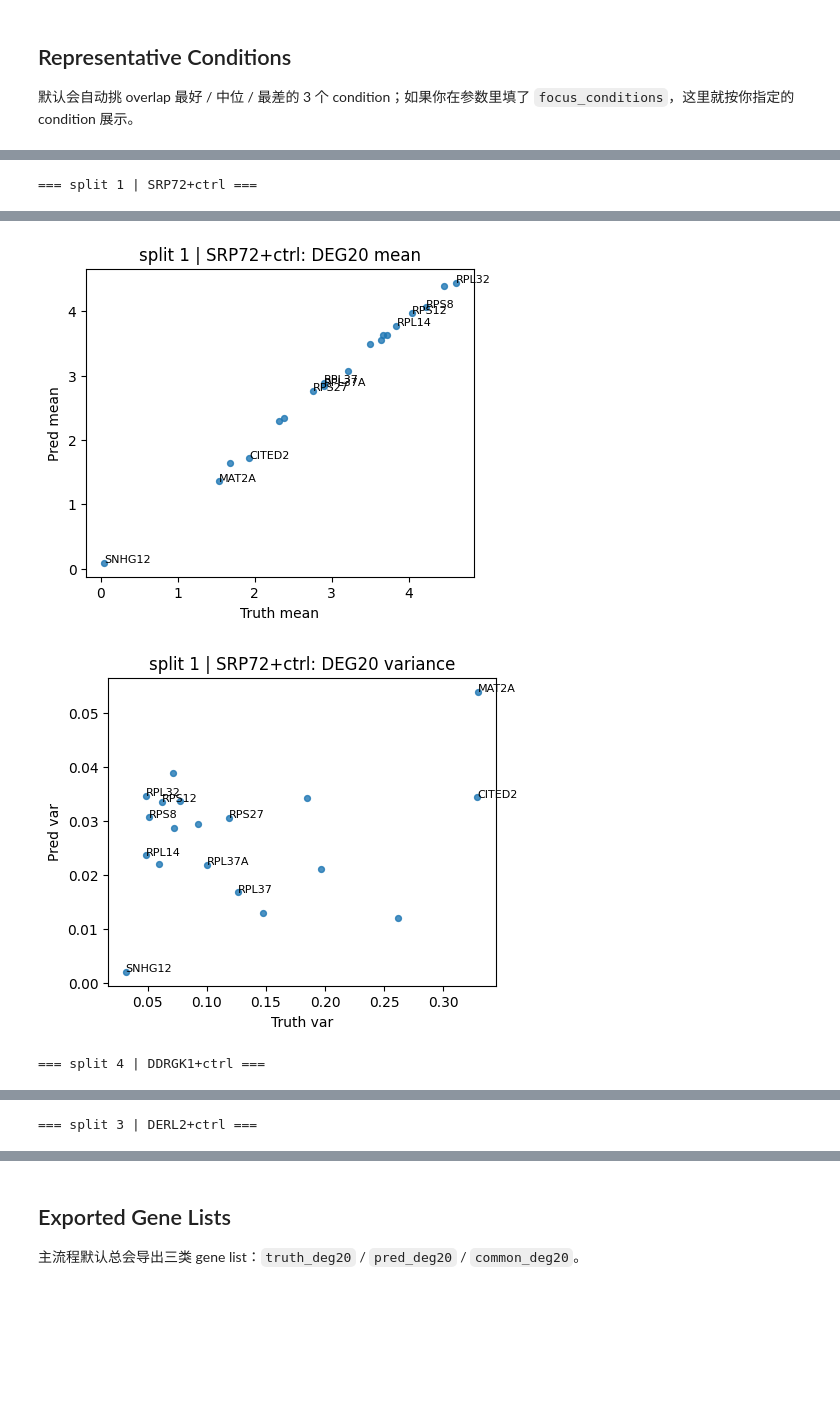
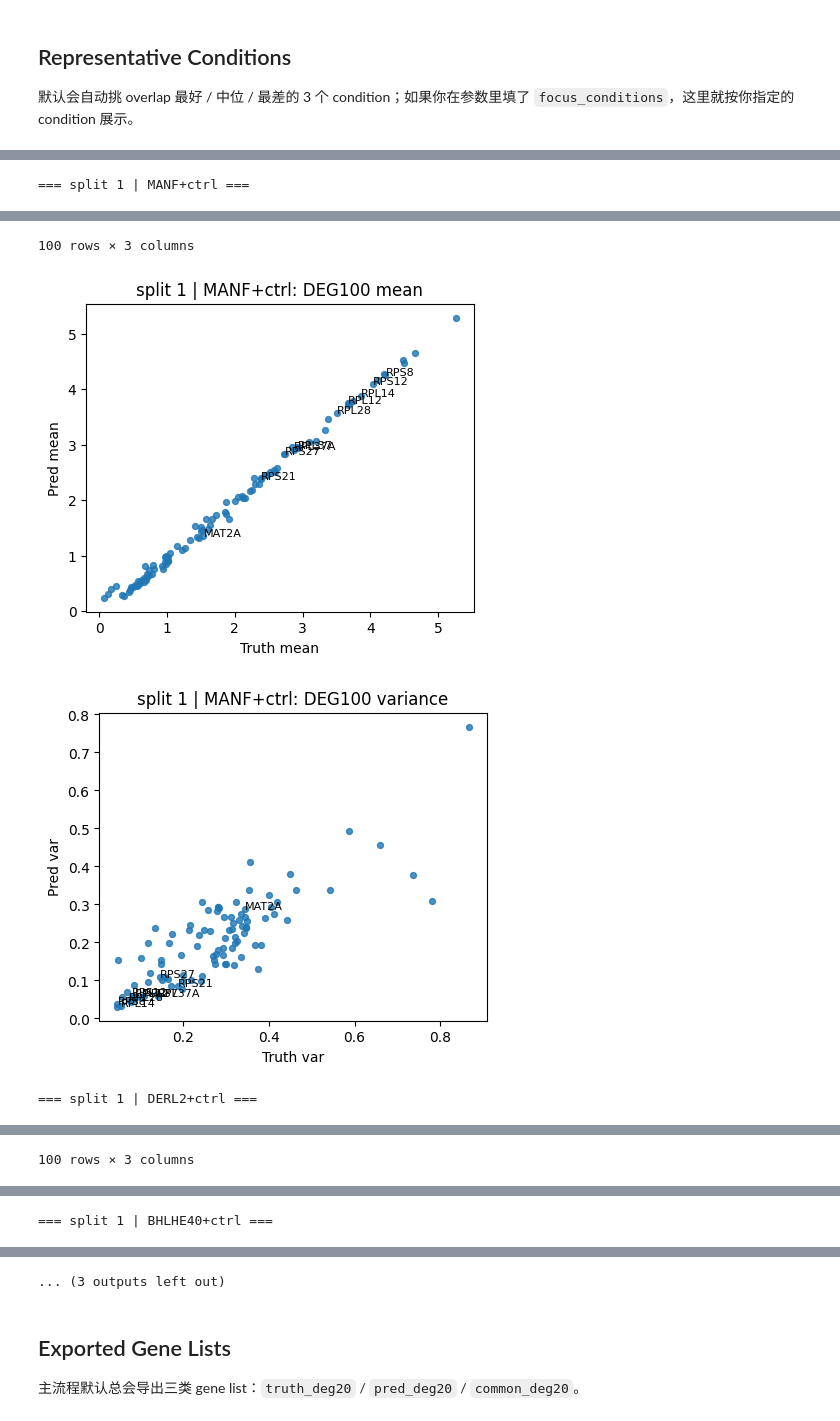
Before and after one commit to elan6666/trishift, a Jupyter notebook: notebooks/deg20_downstream_experiment.ipynb, the cells around one changed output, grey strips where cells are left out. Saved outputs shown, nothing was run; the diff lists cells and outputs as text; code cells hidden in the pictures; blank space fills up the shorter version.

```diff
--- a/notebooks/deg20_downstream_experiment.ipynb
+++ b/notebooks/deg20_downstream_experiment.ipynb
@@ -55,12 +63,14 @@ WindowsPath('e:/CODE/trishift')
 # %%
 dataset = "adamson"
 model_name = "trishift"  # trishift | gears | genepert | scouter
-split_ids = [1, 2, 3, 4, 5]
+split_ids = [1]
 result_dir = None  # 可手动覆盖结果目录
 out_root = None  # 可手动覆盖 notebook 输出目录
-variant_tag = "nearest"  # trishift ??: nearest / random / None
+variant_tag = ""  # trishift ??: nearest / random / None
 focus_conditions = []  # 例如 ["ATP5B+ctrl", "BHLHE40+ctrl"]
-pred_deg_mode = "ttest_non_dropout"  # adaptive | scanpy | effect_size | effect_size_non_dropout | ttest_non_dropout
+truth_deg_mode = "effect_size_non_dropout"  # payload | scanpy | effect_size | effect_size_non_dropout | ttest_non_dropout
+pred_deg_mode =  "effect_size_non_dropout"  # adaptive | scanpy | effect_size | effect_size_non_dropout | ttest_non_dropout
+n_degs = 100  # ?? truth/pred DEG ? top-k??? 20
 enrichment_mode = "export_only"  # export_only | run_if_available | disabled
 enrichment_library = "Reactome_2022"
 remove_perturbed_genes = True
@@ -73,7 +83,9 @@ run_kwargs = dict(
     out_root=out_root,
     variant_tag=variant_tag,
     focus_conditions=focus_conditions or None,
+    truth_deg_mode=truth_deg_mode,
     pred_deg_mode=pred_deg_mode,
+    n_degs=n_degs,
     enrichment_mode=enrichment_mode,
     enrichment_library=enrichment_library,
     remove_perturbed_genes=remove_perturbed_genes,
@@ -197,16 +209,18 @@ for row in result.representative_df.to_dict(orient="records"):
     detail = summarize_condition_payload(
         payload_item=payload_item,
         condition=condition,
+        truth_deg_mode=truth_deg_mode,
         pred_deg_mode=pred_deg_mode,
         remove_perturbed_genes=remove_perturbed_genes,
+        n_degs=n_degs,
     )
     print(f"\n=== split {split_id} | {condition} ===")
     display(
         pd.DataFrame(
             {
-                "truth_deg20": pd.Series(detail["truth_deg20"]),
-                "pred_deg20": pd.Series(detail["pred_deg20"]),
-                "common_deg20": pd.Series(detail["common_deg20"]),
+                f"truth_deg_top{n_degs}": pd.Series(detail["truth_deg20"]),
+                f"pred_deg_top{n_degs}": pd.Series(detail["pred_deg20"]),
+                f"common_deg_top{n_degs}": pd.Series(detail["common_deg20"]),
             }
         )
     )
@@ -214,10 +228,11 @@ for row in result.representative_df.to_dict(orient="records"):
         payload_item=payload_item,
         truth_deg_idx=detail["truth_deg_idx"],
         title_prefix=f"split {split_id} | {condition}",
+        n_degs=n_degs,
     )
     plt.show(fig_mean)
     plt.show(fig_var)
     plt.close(fig_mean)
     plt.close(fig_var)
 # %% [output]
-=== split 1 | SRP72+ctrl ===
+=== split 1 | MANF+ctrl ===
@@ -241,3 +251,4 @@ for row in result.representative_df.to_dict(orient="records"):
+100 rows × 3 columns
-[figure, old version]
+[figure, new version]
-[figure, old version]
+[figure, new version]
-=== split 4 | DDRGK1+ctrl ===
+=== split 1 | DERL2+ctrl ===
@@ -260,0 +267 @@ for row in result.representative_df.to_dict(orient="records"):
+100 rows × 3 columns
@@ -263 +270 @@ for row in result.representative_df.to_dict(orient="records"):
-=== split 3 | DERL2+ctrl ===
+=== split 1 | BHLHE40+ctrl ===
@@ -283,3 +283,4 @@ for row in result.representative_df.to_dict(orient="records"):
+... (3 outputs left out)
 # %% [markdown]
 ## Exported Gene Lists
 
```
Also changed, not shown: parts of 7 cells of this notebook, 15 other files.
